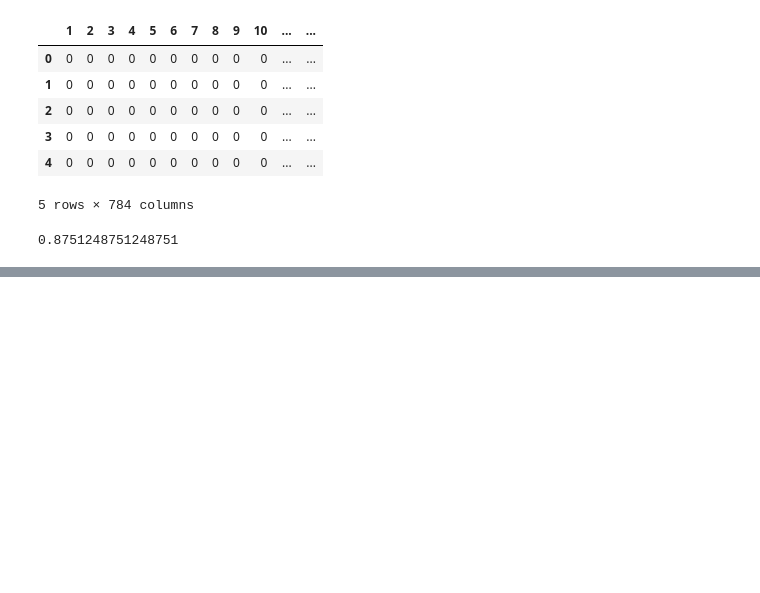
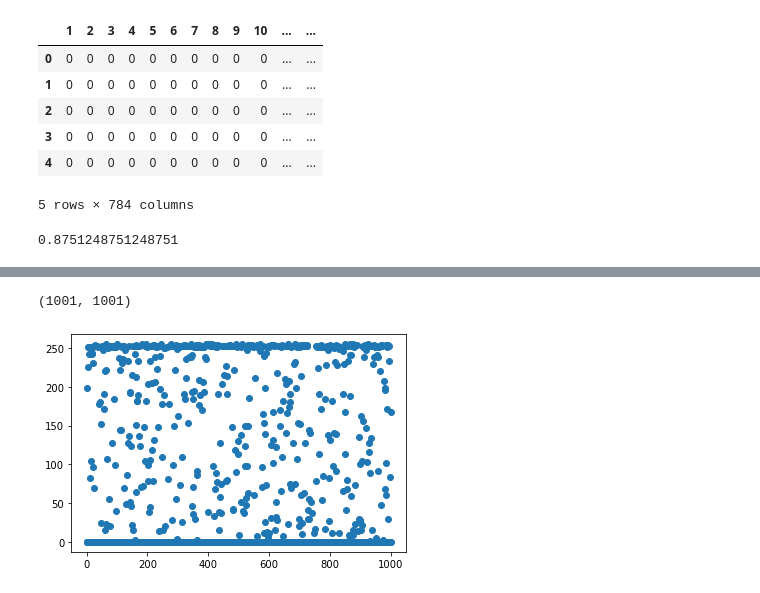
Before and after one commit to kim0502/Pythonelkim, a Jupyter notebook: 4.MachineLearning/Note/17.이미지 내부의 문자인식.ipynb, the cells around one changed output, grey strips where cells are left out. Saved outputs shown, nothing was run; the diff lists cells and outputs as text; code cells hidden in the pictures; blank space fills up the shorter version.

```diff
--- a/4.MachineLearning/Note/17.이미지 내부의 문자인식.ipynb
+++ b/4.MachineLearning/Note/17.이미지 내부의 문자인식.ipynb
@@ -138,0 +170,4 @@ clf.score(test_data, test_label)
+# %%
+len(train_data),len(test_data)
+# %% [output]
+(1001, 1001)
@@ -138,0 +177,6 @@ clf.score(test_data, test_label)
+# %%
+plt.scatter(train_data.index, train_data[300])
+plt.show()
+#선을 그릴 수 가없다. 이렇게 퍼진데이터를 정리하기위해 Log를사용한다.
+# %% [output]
+[figure, added]
```
Also changed, not shown: parts of 22 cells of this notebook.
